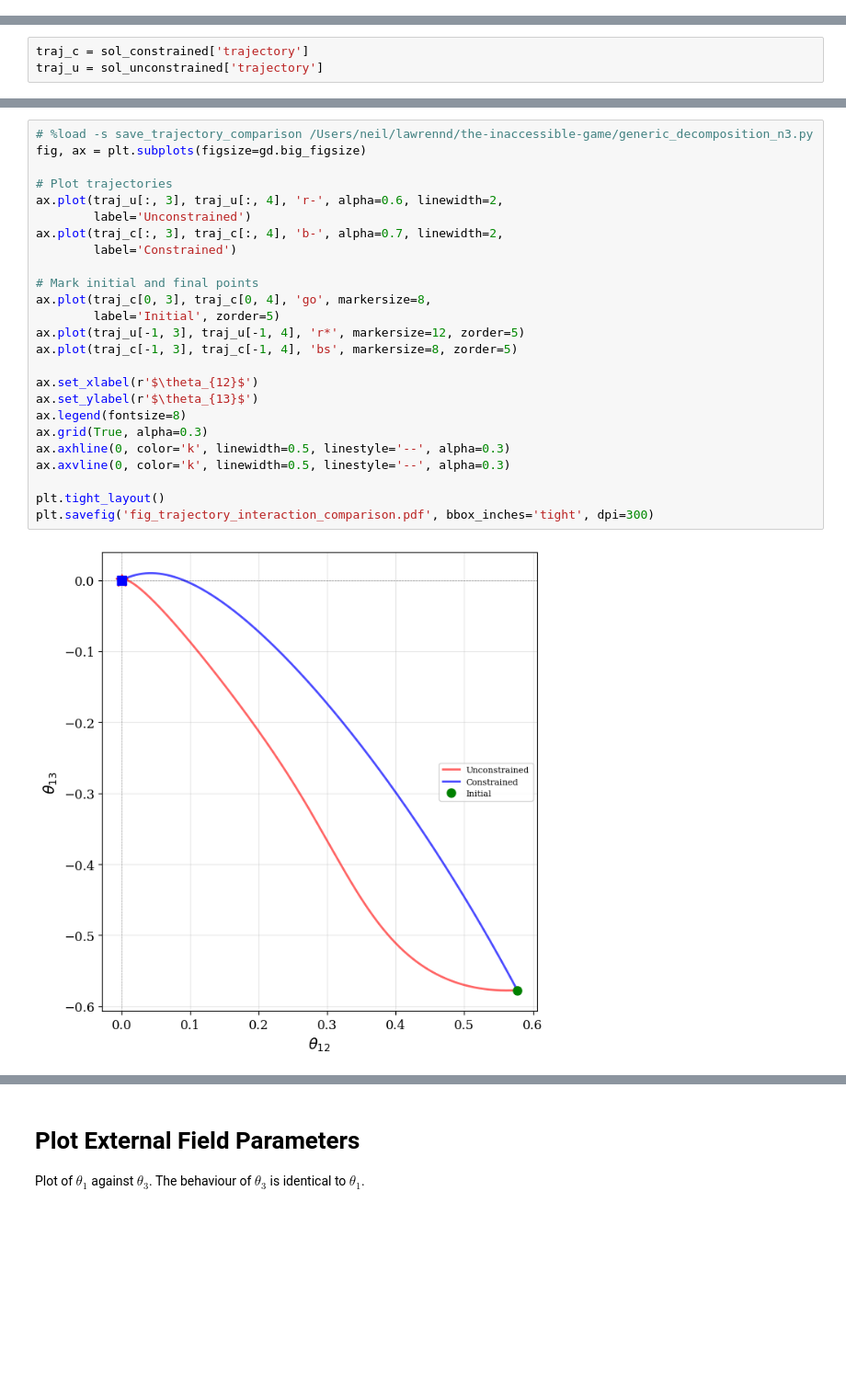
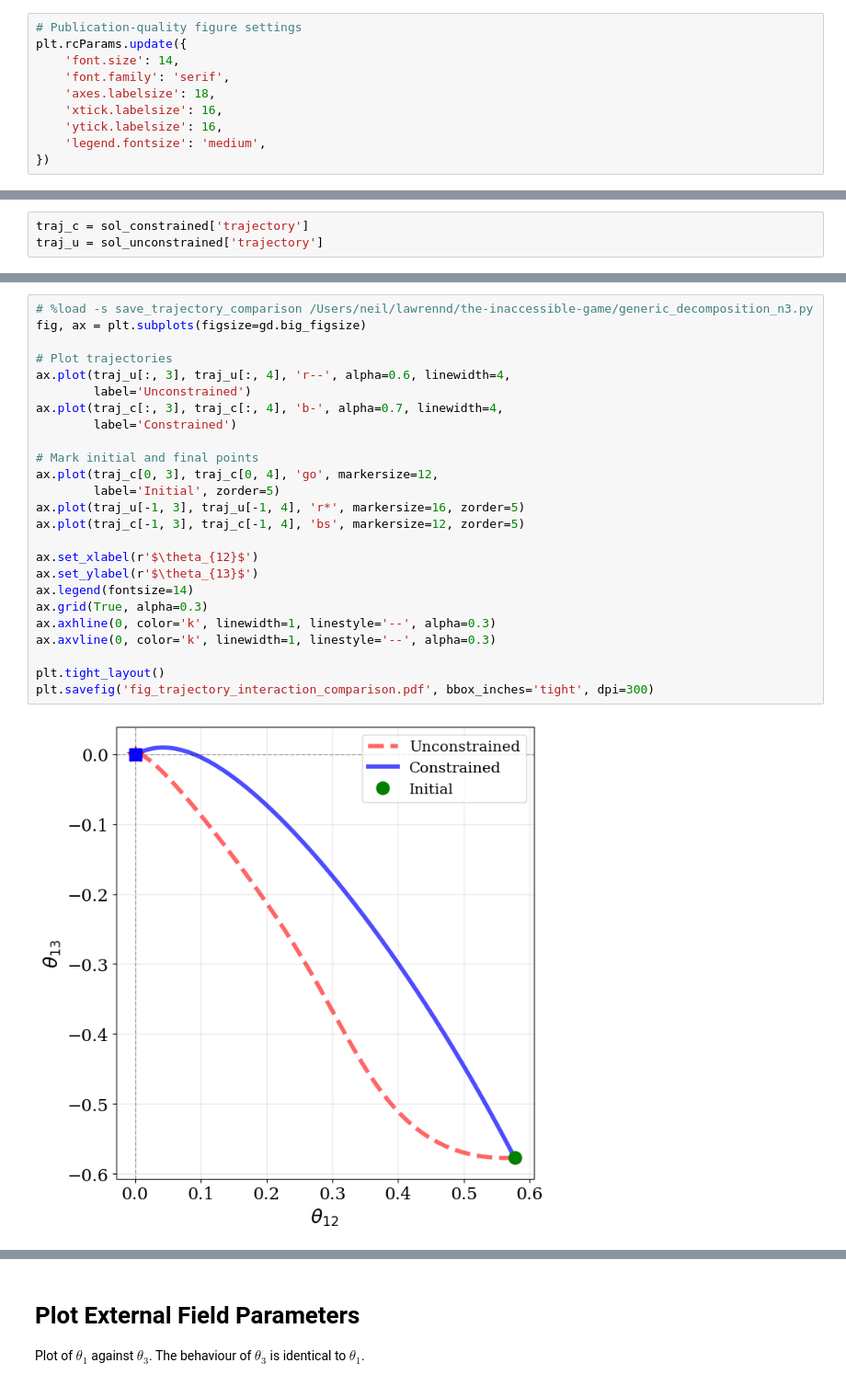
Before and after one commit to lawrennd/tig-code, a Jupyter notebook: simulation_experiments_inaccessible_game.ipynb, the cells around one changed output, grey strips where cells are left out. Shown: that part at 92% size. Drawn from its saved outputs; the diff is of its cells as text; blank space fills up the shorter version.

Commit message:
Update figures

```diff
--- a/simulation_experiments_inaccessible_game.ipynb
+++ b/simulation_experiments_inaccessible_game.ipynb
@@ -17,6 +17,16 @@ This notebook generates all computational results and figures for simulation stu
 - Regime variation $\tfrac{\|A\|}{\|S\|}$ depends on local geometry
 # %% [markdown]
 # Initial Setup
+# %%
+# Publication-quality figure settings
+plt.rcParams.update({
+    'font.size': 14,
+    'font.family': 'serif',
+    'axes.labelsize': 18,
+    'xtick.labelsize': 16,
+    'ytick.labelsize': 16,
+    'legend.fontsize': 'medium',
+})
 # %%
 verbose = False
 N = 3  # Three binary variables
@@ -276,30 +298,30 @@ plt.savefig('fig_trajectory_comparison.pdf', bbox_inches='tight', dpi=300)
 # %%
 # %load -s save_trajectory_comparison /Users/neil/lawrennd/the-inaccessible-game/generic_decomposition_n3.py
 fig, ax = plt.subplots(figsize=gd.big_figsize)
 
 # Plot trajectories
-ax.plot(traj_u[:, 3], traj_u[:, 4], 'r-', alpha=0.6, linewidth=2,
+ax.plot(traj_u[:, 3], traj_u[:, 4], 'r--', alpha=0.6, linewidth=4,
         label='Unconstrained')
-ax.plot(traj_c[:, 3], traj_c[:, 4], 'b-', alpha=0.7, linewidth=2,
+ax.plot(traj_c[:, 3], traj_c[:, 4], 'b-', alpha=0.7, linewidth=4,
         label='Constrained')
 
 # Mark initial and final points
-ax.plot(traj_c[0, 3], traj_c[0, 4], 'go', markersize=8,
+ax.plot(traj_c[0, 3], traj_c[0, 4], 'go', markersize=12,
         label='Initial', zorder=5)
-ax.plot(traj_u[-1, 3], traj_u[-1, 4], 'r*', markersize=12, zorder=5)
-ax.plot(traj_c[-1, 3], traj_c[-1, 4], 'bs', markersize=8, zorder=5)
+ax.plot(traj_u[-1, 3], traj_u[-1, 4], 'r*', markersize=16, zorder=5)
+ax.plot(traj_c[-1, 3], traj_c[-1, 4], 'bs', markersize=12, zorder=5)
 
 ax.set_xlabel(r'$\theta_{12}$')
 ax.set_ylabel(r'$\theta_{13}$')
-ax.legend(fontsize=8)
+ax.legend(fontsize=14)
 ax.grid(True, alpha=0.3)
-ax.axhline(0, color='k', linewidth=0.5, linestyle='--', alpha=0.3)
-ax.axvline(0, color='k', linewidth=0.5, linestyle='--', alpha=0.3)
+ax.axhline(0, color='k', linewidth=1, linestyle='--', alpha=0.3)
+ax.axvline(0, color='k', linewidth=1, linestyle='--', alpha=0.3)
 
 plt.tight_layout()
 plt.savefig('fig_trajectory_interaction_comparison.pdf', bbox_inches='tight', dpi=300)
 # %% [output]
-[figure, old version]
+[figure, new version]
 # %%
 # %load -s save_marginal_entropy_evolution /Users/neil/lawrennd/the-inaccessible-game/generic_decomposition_n3.py
 fig, ax = plt.subplots(figsize=gd.big_wide_figsize)
```
Also changed, not shown: parts of 10 cells of this notebook.
